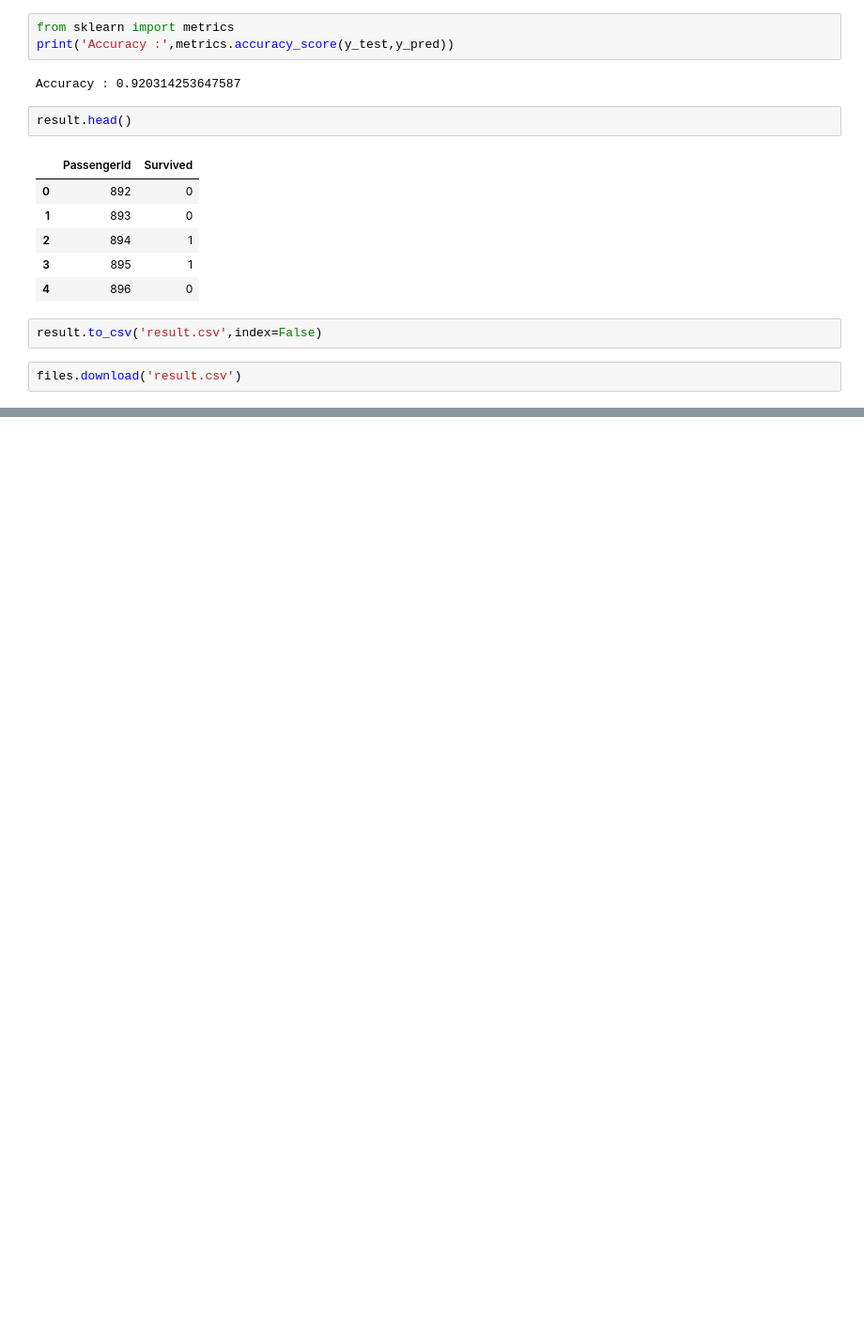
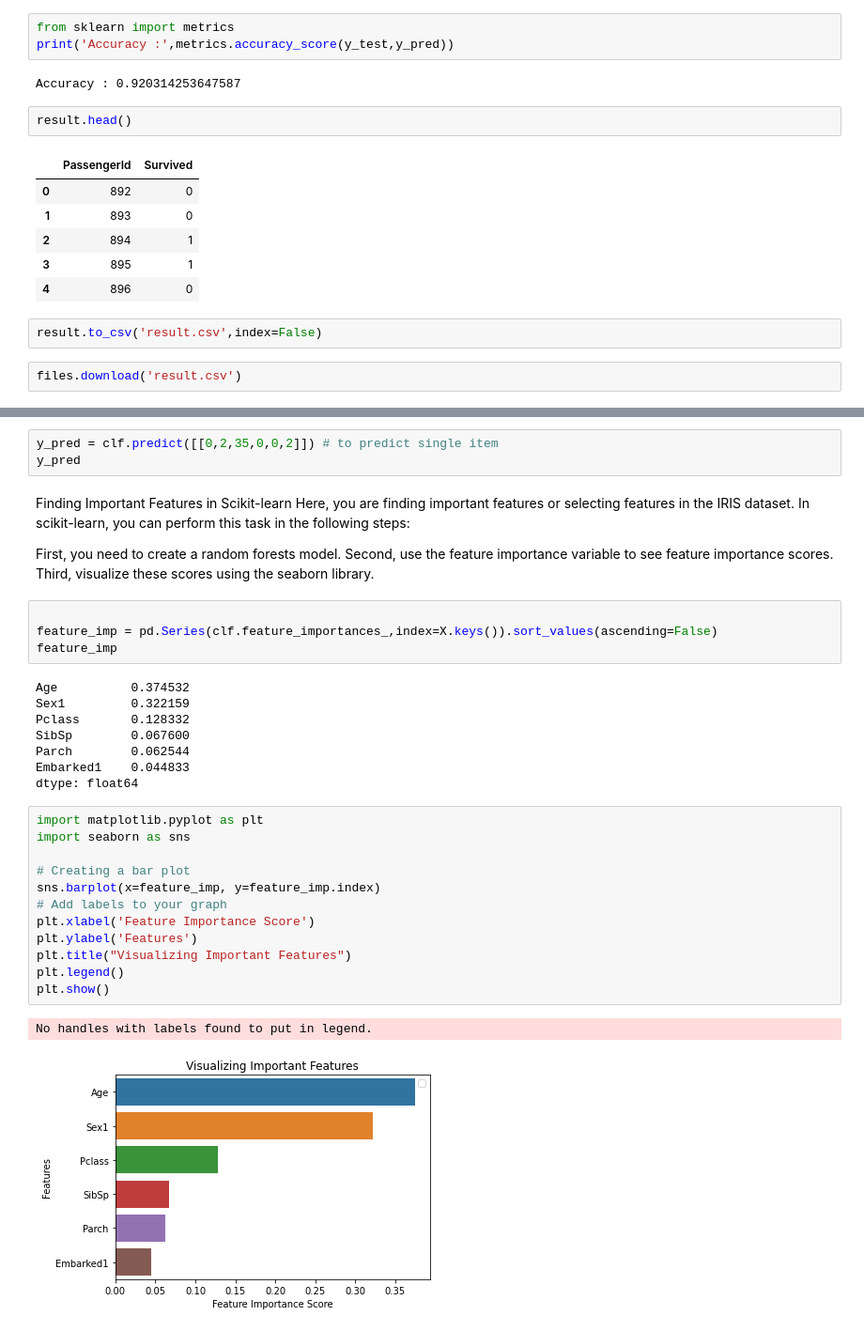
Before and after one commit to artiagra/Kaggle-Problems, a Jupyter notebook: Titanic.ipynb, the cells around one changed output, grey strips where cells are left out. Shown: that part at 94% size. Saved outputs shown, nothing was run; the diff lists cells and outputs as text; blank space fills up the shorter version.

```diff
--- a/Titanic.ipynb
+++ b/Titanic.ipynb
@@ -276,0 +381,37 @@ files.download('result.csv')
+# %%
+y_pred = clf.predict([[0,2,35,0,0,2]]) # to predict single item
+y_pred
+# %% [markdown]
+Finding Important Features in Scikit-learn
+Here, you are finding important features or selecting features in the IRIS dataset. In scikit-learn, you can perform this task in the following steps:
+
+First, you need to create a random forests model.
+Second, use the feature importance variable to see feature importance scores.
+Third, visualize these scores using the seaborn library.
+# %%
+
+feature_imp = pd.Series(clf.feature_importances_,index=X.keys()).sort_values(ascending=False)
+feature_imp
+# %% [output]
+Age          0.374532
+Sex1         0.322159
+Pclass       0.128332
+SibSp        0.067600
+Parch        0.062544
+Embarked1    0.044833
+dtype: float64
+# %%
+import matplotlib.pyplot as plt
+import seaborn as sns
+
+# Creating a bar plot
+sns.barplot(x=feature_imp, y=feature_imp.index)
+# Add labels to your graph
+plt.xlabel('Feature Importance Score')
+plt.ylabel('Features')
+plt.title("Visualizing Important Features")
+plt.legend()
+plt.show()
+# %% [output]
+No handles with labels found to put in legend.
+[figure, added]
```
Also changed, not shown: parts of 5 cells of this notebook.
